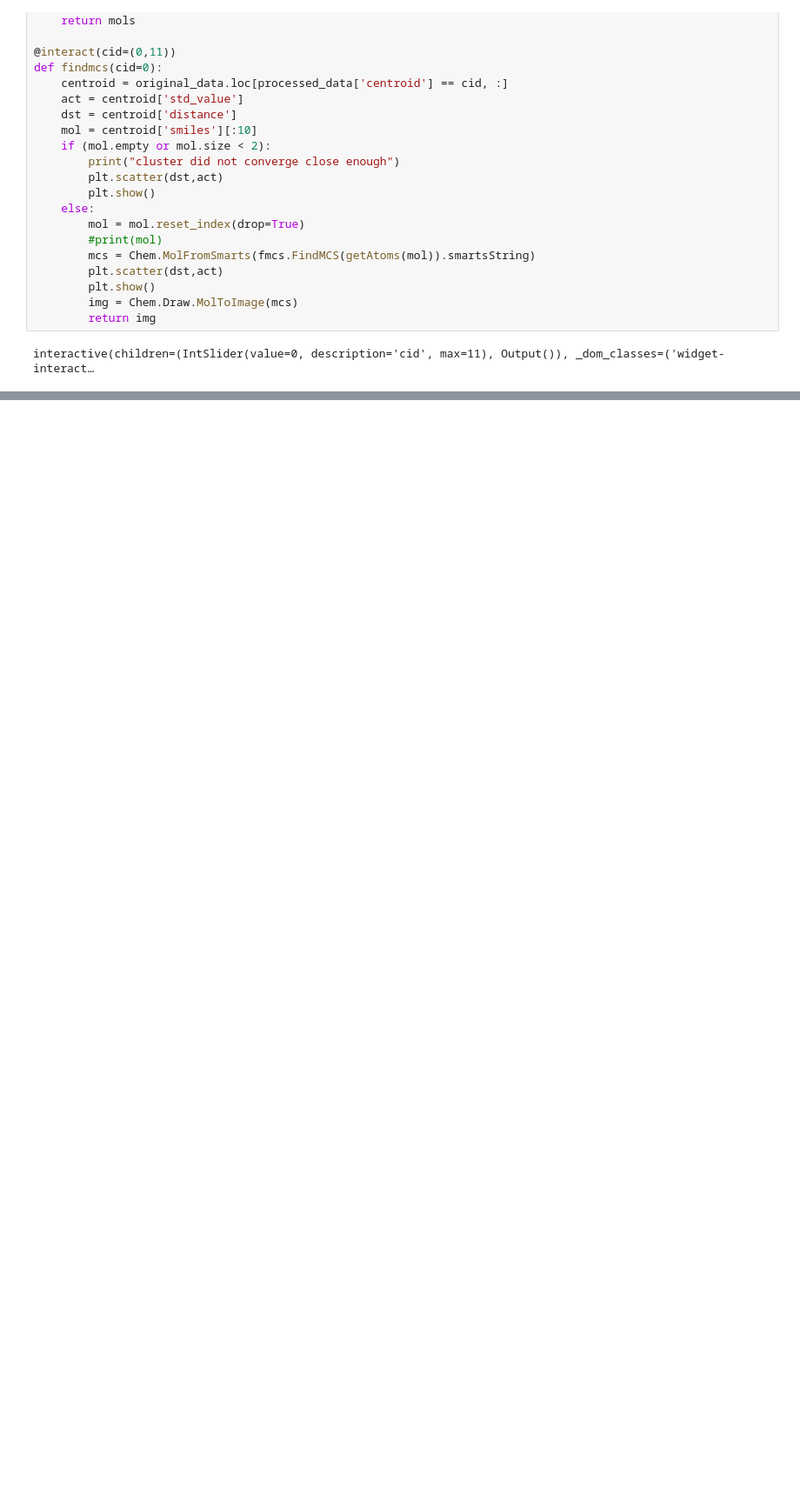
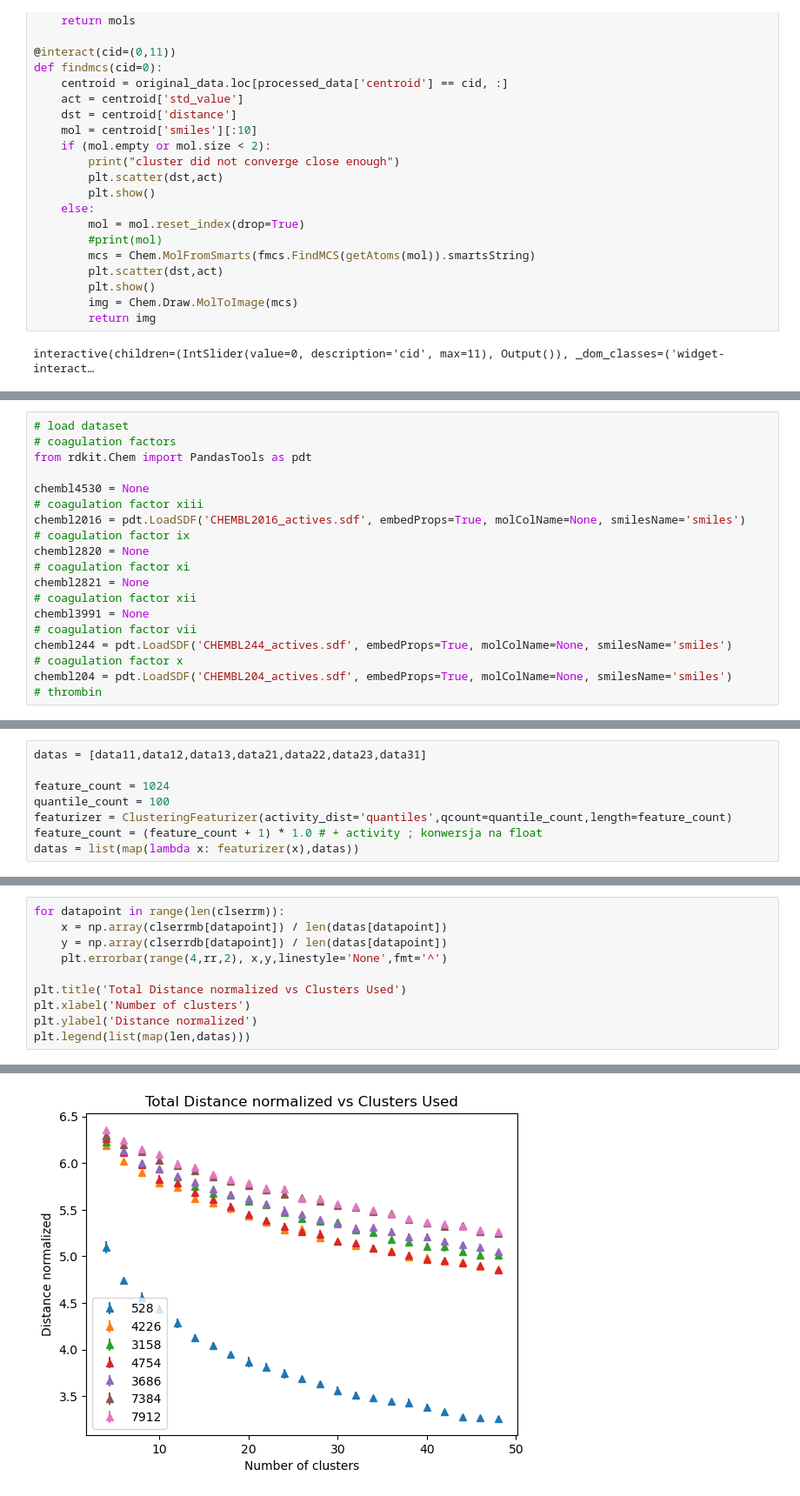
Before and after one commit to Limexcyan/Klastrowanie-publicznych-baz-zwi-zk-w, a Jupyter notebook: Clustering Project.ipynb, the cells around one changed output, grey strips where cells are left out. Shown at 87% size. Saved outputs shown, nothing was run; the diff lists cells and outputs as text; blank space fills up the shorter version.

```diff
--- a/Clustering Project.ipynb
+++ b/Clustering Project.ipynb
@@ -320,0 +325,19 @@ interactive(children=(IntSlider(value=0, description='cid', max=11), Output()),
+# %%
+# load dataset
+# coagulation factors
+from rdkit.Chem import PandasTools as pdt
+
+chembl4530 = None
+# coagulation factor xiii
+chembl2016 = pdt.LoadSDF('CHEMBL2016_actives.sdf', embedProps=True, molColName=None, smilesName='smiles')
+# coagulation factor ix
+chembl2820 = None
+# coagulation factor xi
+chembl2821 = None
+# coagulation factor xii
+chembl3991 = None
+# coagulation factor vii
+chembl244 = pdt.LoadSDF('CHEMBL244_actives.sdf', embedProps=True, molColName=None, smilesName='smiles')
+# coagulation factor x
+chembl204 = pdt.LoadSDF('CHEMBL204_actives.sdf', embedProps=True, molColName=None, smilesName='smiles')
+# thrombin
@@ -320,0 +499,8 @@ interactive(children=(IntSlider(value=0, description='cid', max=11), Output()),
+# %%
+datas = [data11,data12,data13,data21,data22,data23,data31]
+
+feature_count = 1024
+quantile_count = 100
+featurizer = ClusteringFeaturizer(activity_dist='quantiles',qcount=quantile_count,length=feature_count)
+feature_count = (feature_count + 1) * 1.0 # + activity ; konwersja na float
+datas = list(map(lambda x: featurizer(x),datas))
@@ -320,0 +562,11 @@ interactive(children=(IntSlider(value=0, description='cid', max=11), Output()),
+# %%
+for datapoint in range(len(clserrm)):
+    x = np.array(clserrmb[datapoint]) / len(datas[datapoint])
+    y = np.array(clserrdb[datapoint]) / len(datas[datapoint])
+    plt.errorbar(range(4,rr,2), x,y,linestyle='None',fmt='^')
+
+plt.title('Total Distance normalized vs Clusters Used')
+plt.xlabel('Number of clusters')
+plt.ylabel('Distance normalized')
+plt.legend(list(map(len,datas)))
+# %% [output]
@@ -320,0 +574 @@ interactive(children=(IntSlider(value=0, description='cid', max=11), Output()),
+[figure, added]
```
Also changed, not shown: parts of 42 cells of this notebook, 4 other files.
